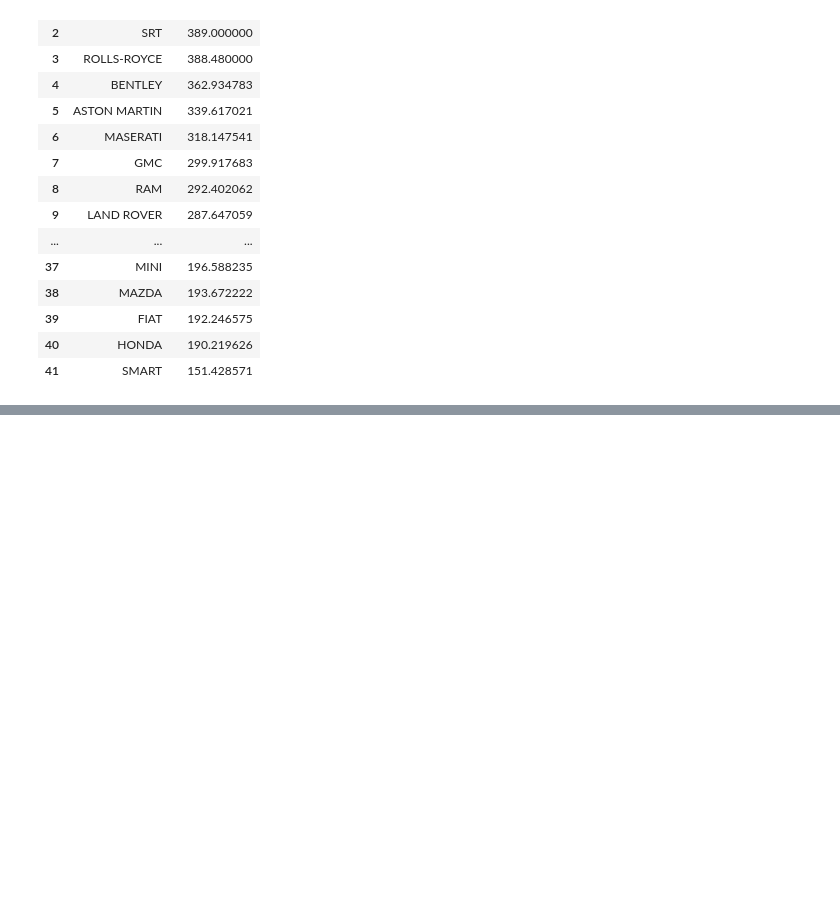
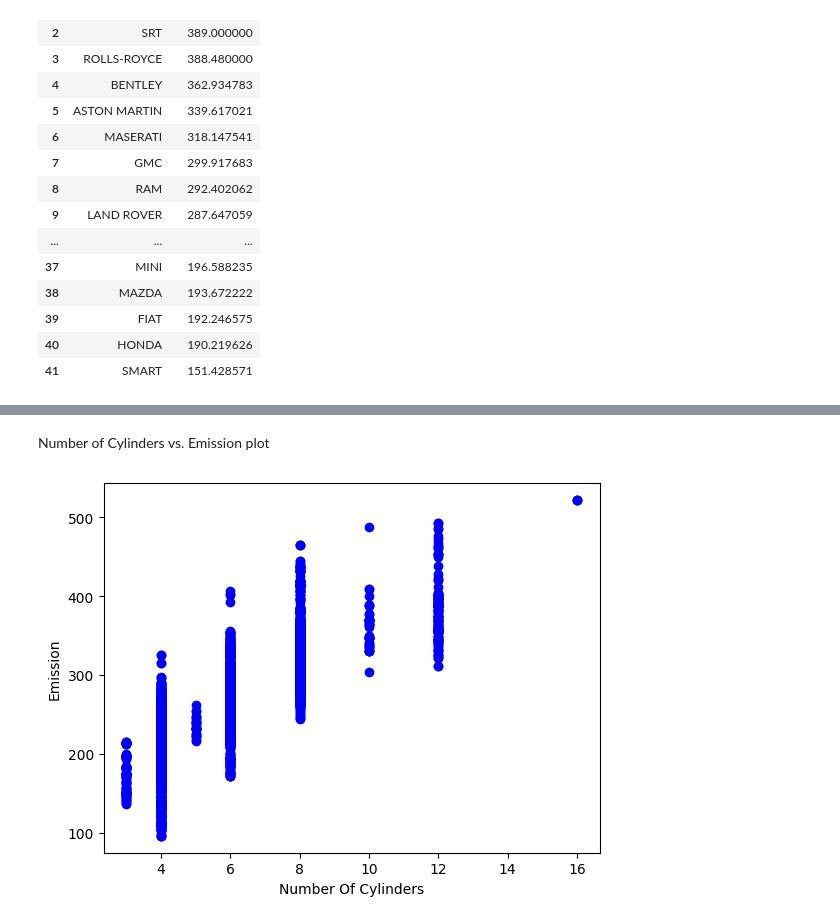
Before and after one commit to theelham/car-emission, a Jupyter notebook: car-emission.ipynb, the cells around one changed output, grey strips where cells are left out. Drawn from its saved outputs; the diff is of its cells as text; code cells hidden in the pictures; blank space fills up the shorter version.

```diff
--- a/car-emission.ipynb
+++ b/car-emission.ipynb
@@ -186,0 +196,9 @@ avg_co2_by_make.head(len(avg_co2_by_make))
+# %% [markdown]
+Number of Cylinders vs. Emission plot
+# %%
+plt.scatter(cdf.NumberOfCylinders, cdf.CO2Emissions,  color='blue')
+plt.xlabel("Number Of Cylinders")
+plt.ylabel("Emission")
+plt.show()
+# %% [output]
+[figure, added]
```
Also changed, not shown: parts of 2 cells of this notebook.
